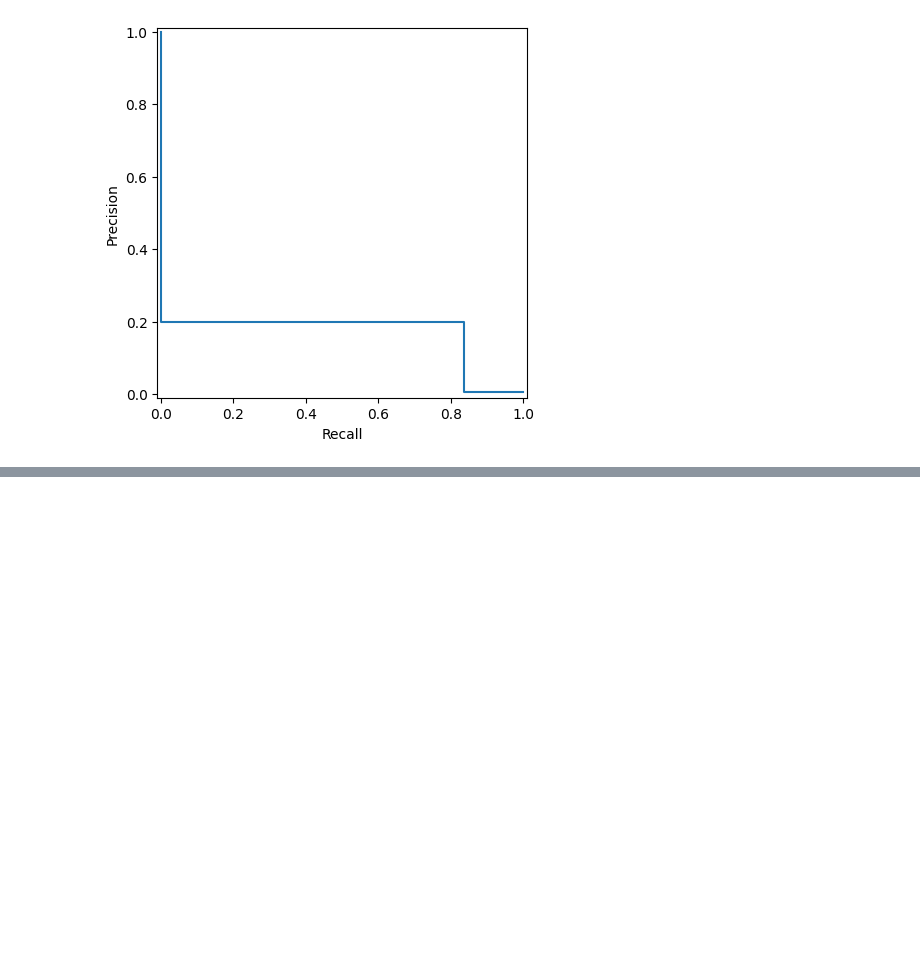
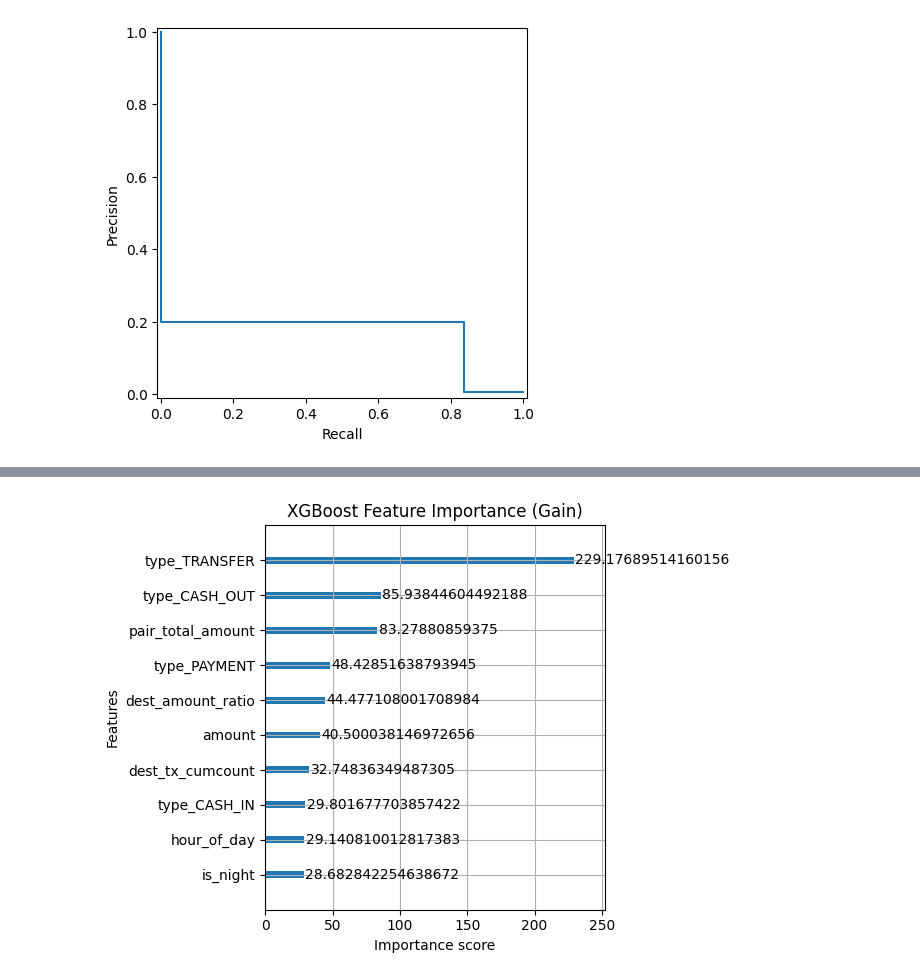
Before and after one commit to youchen-363/real-time-fraud-detector, a Jupyter notebook: src/ml/02b_xgboost.ipynb, the cells around one changed output, grey strips where cells are left out. Drawn from its saved outputs; the diff is of its cells as text; code cells hidden in the pictures; blank space fills up the shorter version.

```diff
--- a/src/ml/02b_xgboost.ipynb
+++ b/src/ml/02b_xgboost.ipynb
@@ -98,0 +121,5 @@ model.save_model('../../model/xgboost.json')
+# %%
+model = xgb.XGBClassifier()
+# %%
+model.load_model('../../model/xgboost.json')
+model.feature_names_in_
@@ -98,0 +134,12 @@ model.save_model('../../model/xgboost.json')
+# %%
+import matplotlib.pyplot as plt
+xgb.plot_importance(model, importance_type='gain', max_num_features=10, title="XGBoost Feature Importance (Gain)")
+
+# 2. Make the layout tight so it looks good in a PowerPoint
+plt.tight_layout()
+
+# 3. Save it as a high-res image to drop into your presentation
+plt.savefig("feature_importance_for_slides.png", dpi=300)
+plt.show()
+# %% [output]
+[figure, added]
```
Also changed, not shown: parts of 4 cells of this notebook, 10 other files.
